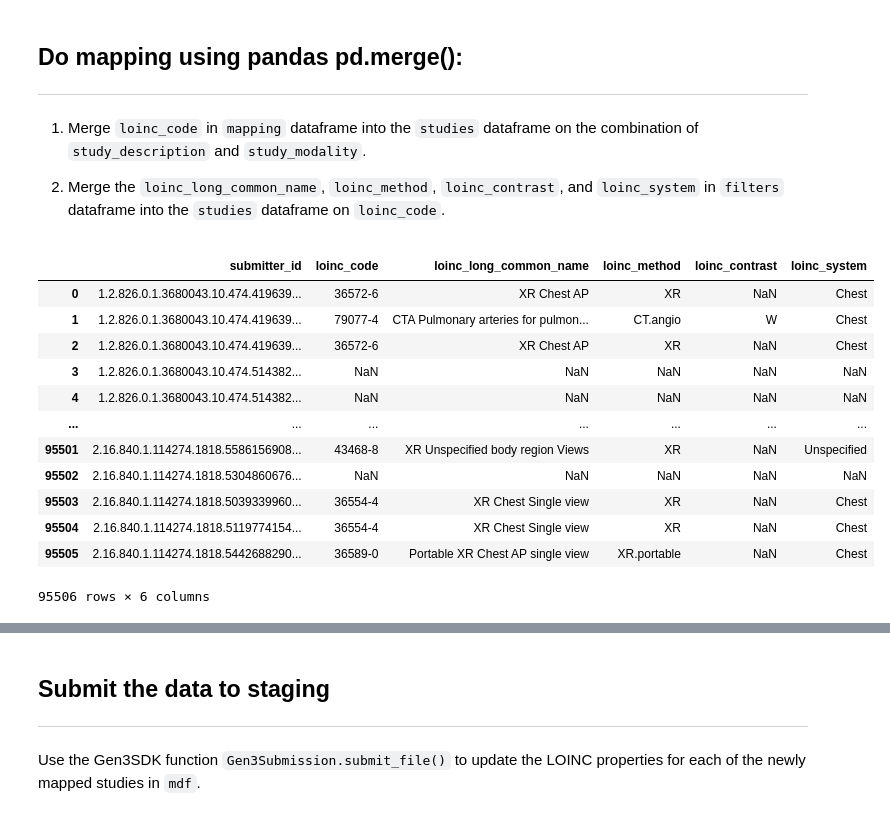
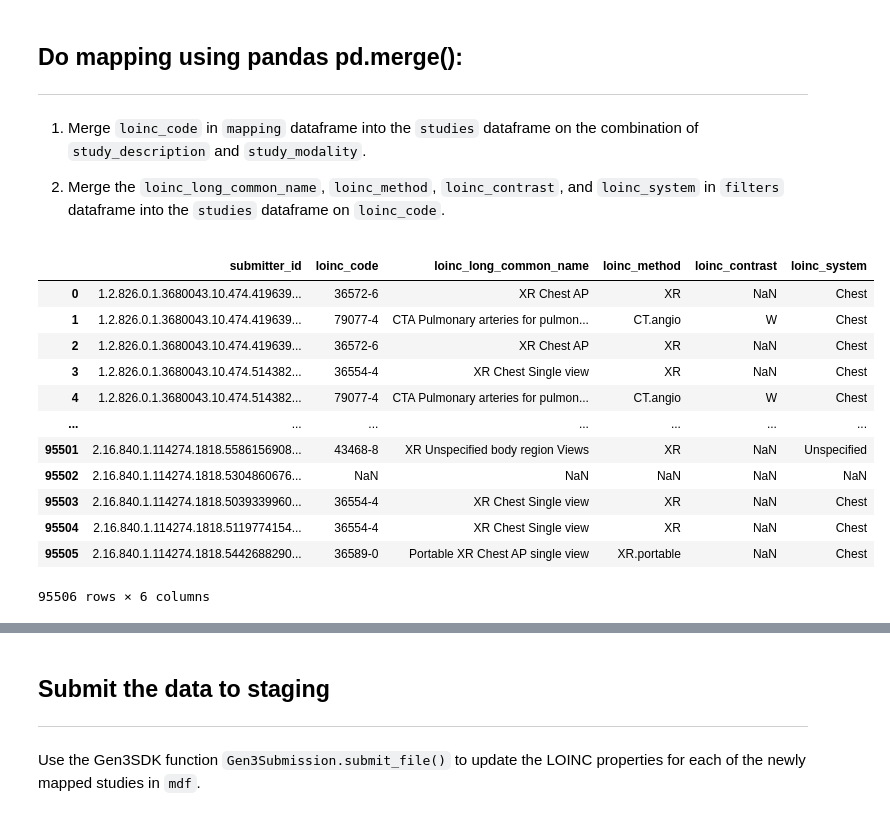
Before and after one commit to uc-cdis/midrc-etl, a Jupyter notebook: LOINC_mapping/MIDRC_LOINC_mapping_workflow_ACR_RSNA.ipynb, the cells around one changed output, grey strips where cells are left out. Cells and saved outputs as stored; diff of their text form; code cells hidden in the pictures.

```diff
--- a/LOINC_mapping/MIDRC_LOINC_mapping_workflow_ACR_RSNA.ipynb
+++ b/LOINC_mapping/MIDRC_LOINC_mapping_workflow_ACR_RSNA.ipynb
@@ -126,7 +140,21 @@ filters.rename(columns= {
 )
 filters.drop(columns='L-System',inplace=True,errors='ignore')
 
-codes = list(set(filters['loinc_code']))
-print("Number of LOINC codes in filters table: {}".format(len(codes)))
+## remove any leading/trailing whitespaces
+filters['loinc_code'] = filters['loinc_code'].str.strip()
+filters['loinc_long_common_name'] = filters['loinc_long_common_name'].str.strip()
+
+filter_codes = list(set(filters['loinc_code']))
+filter_names = list(set(filters['loinc_long_common_name']))
+print("Number of unique LOINC codes in filters table: {}".format(len(filter_codes)))
+print("Number of unique LOINC Long Common Names in mapping table: {}".format(len(filter_names)))
+
+
+missing_codes = set(mapping_codes).difference(set(filter_codes))
+missing_names = set(mapping_names).difference(set(filter_names))
+
+print("Number of LOINC codes in mapping table missing from filters table: {}\n\t{}".format(len(missing_codes),missing_codes))
+print("Number of LOINC names in mapping table missing from filters table: {}\n\t{}".format(len(missing_names),missing_names))
+
 display(filters)
 # %% [output]
@@ -195,6 +228,11 @@ studies['study_modality'].fillna("[blank]", inplace=True)
 ## Make the mapping case-insensitive
 studies['study_description'] = studies['study_description'].str.casefold()
 studies['study_modality'] = studies['study_modality'].str.casefold()
+
+## remove any leading/trailing whitespaces
+studies['study_description'] = studies['study_description'].str.strip()
+studies['study_modality'] = studies['study_modality'].str.strip()
+
 
 ## Fix any CR/DX study_modality to all be "cr, dx" to match mapping table
 studies.replace({"study_modality":{
@@ -207,6 +245,22 @@ studies.replace({"study_modality":{
     'dxcr':'cr, dx'}},
     inplace=True)
 
+## Fix any CT/PT study_modality to all be "pt, ct" to match mapping table
+studies.replace({"study_modality":{
+    'pt':'pt, ctpt',
+    'ctpt':'pt, ctpt',
+    'ptct':'pt, ctpt',
+    'ct, pt':'pt, ctpt',
+    'pt, ct':'pt, ctpt',
+    'pt,ct':'pt, ctpt',
+    'ct,pt':'pt, ctpt'}},
+    inplace=True)
+
+## Change any "<NONE>" values for study_description to "[blank]" to match the mapping table
+studies.replace({"study_description":{
+    '<none>':'[blank]'}},
+    inplace=True)
+
 ## Identify and drop duplicates
 dupes = studies.loc[studies.duplicated(keep=False)]
 studies = studies.drop_duplicates()
@@ -252,17 +306,17 @@ These modalities are in the study data but not in the mapping table:
 
 2) Merge the `loinc_long_common_name`, `loinc_method`, `loinc_contrast`, and `loinc_system` in `filters` dataframe into the `studies` dataframe on `loinc_code`.
 # %%
-sdf = studies.merge(mapping,on=['study_modality','study_description'],how='left')
-sdf = sdf.merge(filters,on='loinc_code',how='left')
+sdf = studies.merge(mapping,on=['study_modality','study_description'],how='left').drop_duplicates()
+sdf = sdf.merge(filters,on=['loinc_code','loinc_long_common_name'],how='left')
 sdf.drop(columns=['study_description','study_modality'],inplace=True,errors='ignore')
 sdf
 # %% [output]
 |  | submitter_id | loinc_code | loinc_long_common_name | loinc_method | loinc_contrast | loinc_system |
 | 0 | 1.2.826.0.1.3680043.10.474.419639... | 36572-6 | XR Chest AP | XR | NaN | Chest |
 | 1 | 1.2.826.0.1.3680043.10.474.419639... | 79077-4 | CTA Pulmonary arteries for pulmon... | CT.angio | W | Chest |
 | 2 | 1.2.826.0.1.3680043.10.474.419639... | 36572-6 | XR Chest AP | XR | NaN | Chest |
-| 3 | 1.2.826.0.1.3680043.10.474.514382... | NaN | NaN | NaN | NaN | NaN |
-| 4 | 1.2.826.0.1.3680043.10.474.514382... | NaN | NaN | NaN | NaN | NaN |
+| 3 | 1.2.826.0.1.3680043.10.474.514382... | 36554-4 | XR Chest Single view | XR | NaN | Chest |
+| 4 | 1.2.826.0.1.3680043.10.474.514382... | 79077-4 | CTA Pulmonary arteries for pulmon... | CT.angio | W | Chest |
 | ... | ... | ... | ... | ... | ... | ... |
 | 95501 | 2.16.840.1.114274.1818.5586156908... | 43468-8 | XR Unspecified body region Views | XR | NaN | Unspecified |
 | 95502 | 2.16.840.1.114274.1818.5304860676... | NaN | NaN | NaN | NaN | NaN |
```
Also changed, not shown: parts of 9 cells of this notebook, 1 other file.
